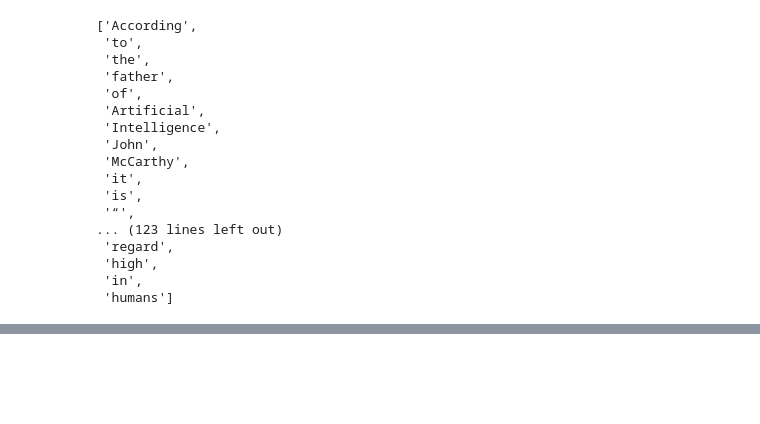
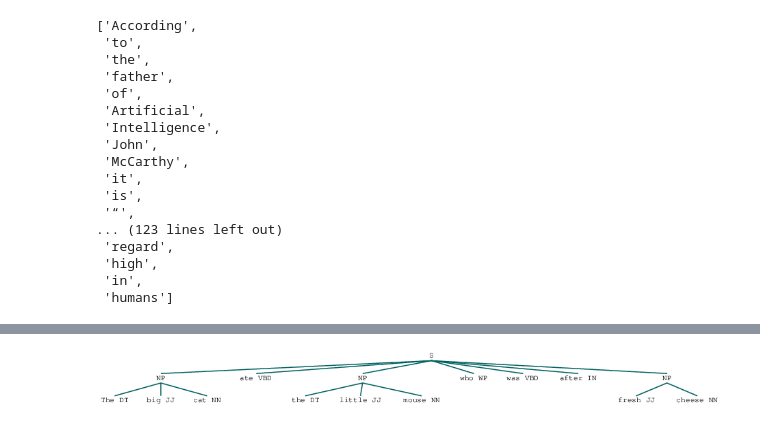
Before and after one commit to mdzafarhassan/nltk_basics, a Jupyter notebook: basic_nltk.ipynb, the cells around one changed output, grey strips where cells are left out. Drawn from its saved outputs; the diff is of its cells as text; code cells hidden in the pictures; blank space fills up the shorter version.

Commit message:
POS Tags + NER + Syntax/SyntaxTree + Chunking

```diff
--- a/Untitled.ipynb
+++ b/basic_nltk.ipynb
@@ -345,0 +398,6 @@ post_punctuations
+# %%
+#CHUNKING
+
+new = "The big cat ate the little mouse who was after fresh cheese"
+new_tokens = nltk.pos_tag(word_tokenize(new))
+new_tokens
@@ -345,0 +417,8 @@ post_punctuations
+# %%
+grammar_np = r"NP: {<DT>?<JJ>*<NN>}"
+chunk_parser = nltk.RegexpParser(grammar_np)
+# %%
+chunk_result = chunk_parser.parse(new_tokens)
+chunk_result
+# %% [output]
+[figure, added]
```
Also changed, not shown: parts of 8 cells of this notebook.
